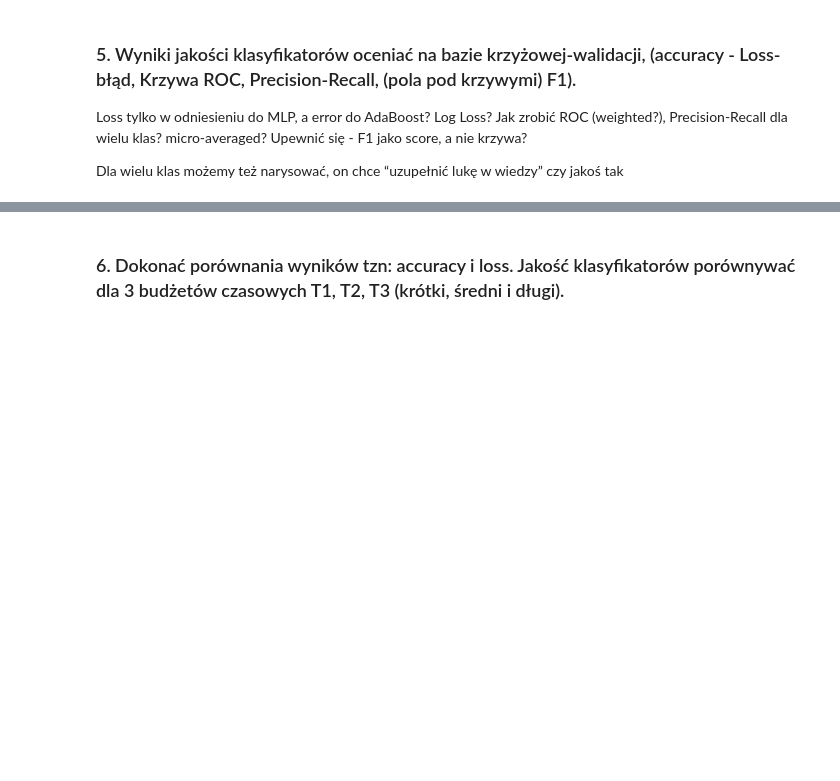
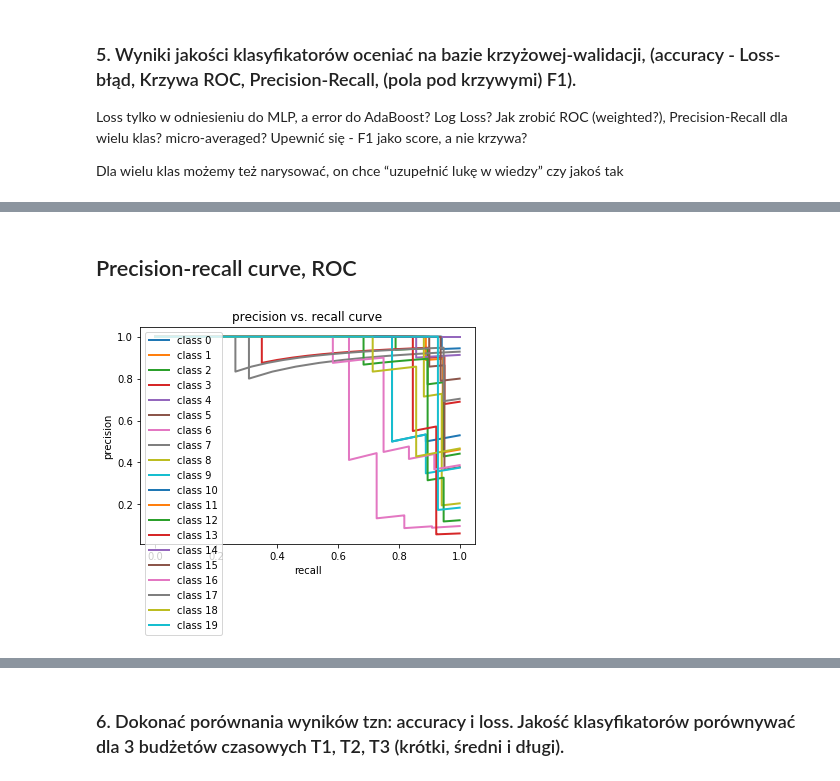
Before and after one commit to filipsl/ml-project-tng, a Jupyter notebook: ML-project-1.ipynb, the cells around one changed output, grey strips where cells are left out. Saved outputs shown, nothing was run; the diff lists cells and outputs as text; code cells hidden in the pictures; blank space fills up the shorter version.

Commit message:
Add evaluation and plots

```diff
--- a/ML-project-1.ipynb
+++ b/ML-project-1.ipynb
@@ -238,0 +262,2 @@ Dla wielu klas możemy też narysować, on chce “uzupełnić lukę w wiedzy”
+# %% [markdown]
+## Precision-recall curve, ROC
@@ -238,0 +267,29 @@ Dla wielu klas możemy też narysować, on chce “uzupełnić lukę w wiedzy”
+# %%
+n_classes=20
+# %%
+X_train = X_train[:300]
+y_train = label_binarize(y_train[:300], classes=[x for x in range(n_classes)])
+X_test = X_test[:300]
+y_test = label_binarize(y_test[:300], classes=[x for x in range(n_classes)])
+
+clf = OneVsRestClassifier(mlp)
+clf.fit(X_train, y_train)
+y_score = clf.predict_proba(X_test)
+# %%
+# MLP precision-recall curve
+
+
+precision = dict()
+recall = dict()
+for i in range(n_classes):
+    precision[i], recall[i], _ = precision_recall_curve(y_test[:, i],
+                                                        y_score[:, i])
+    plt.plot(recall[i], precision[i], lw=2, label='class {}'.format(i))
+
+plt.xlabel("recall")
+plt.ylabel("precision")
+plt.legend(loc="best")
+plt.title("precision vs. recall curve")
+plt.show()
+# %% [output]
+[figure, added]
```
Also changed, not shown: parts of 36 cells of this notebook.
